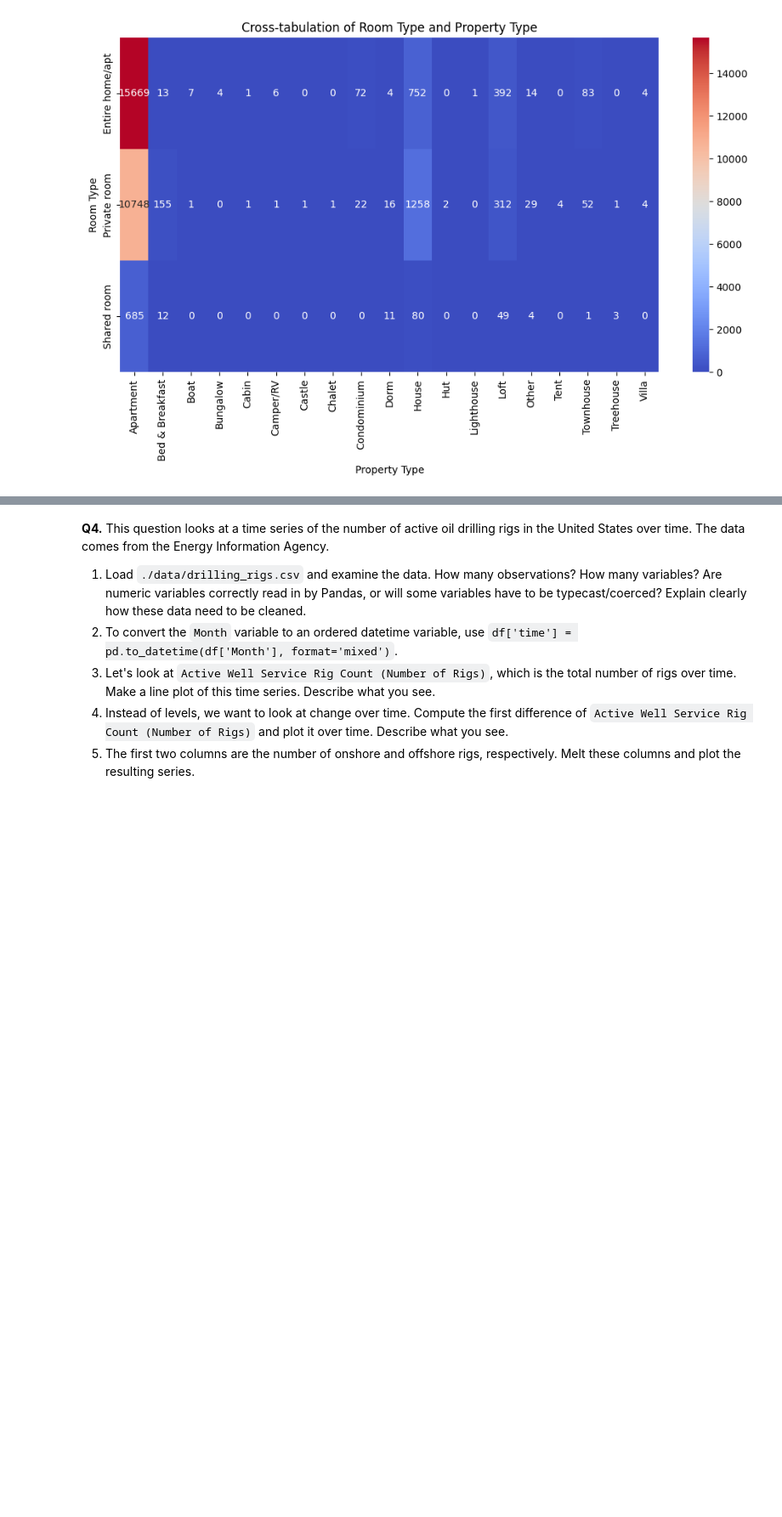
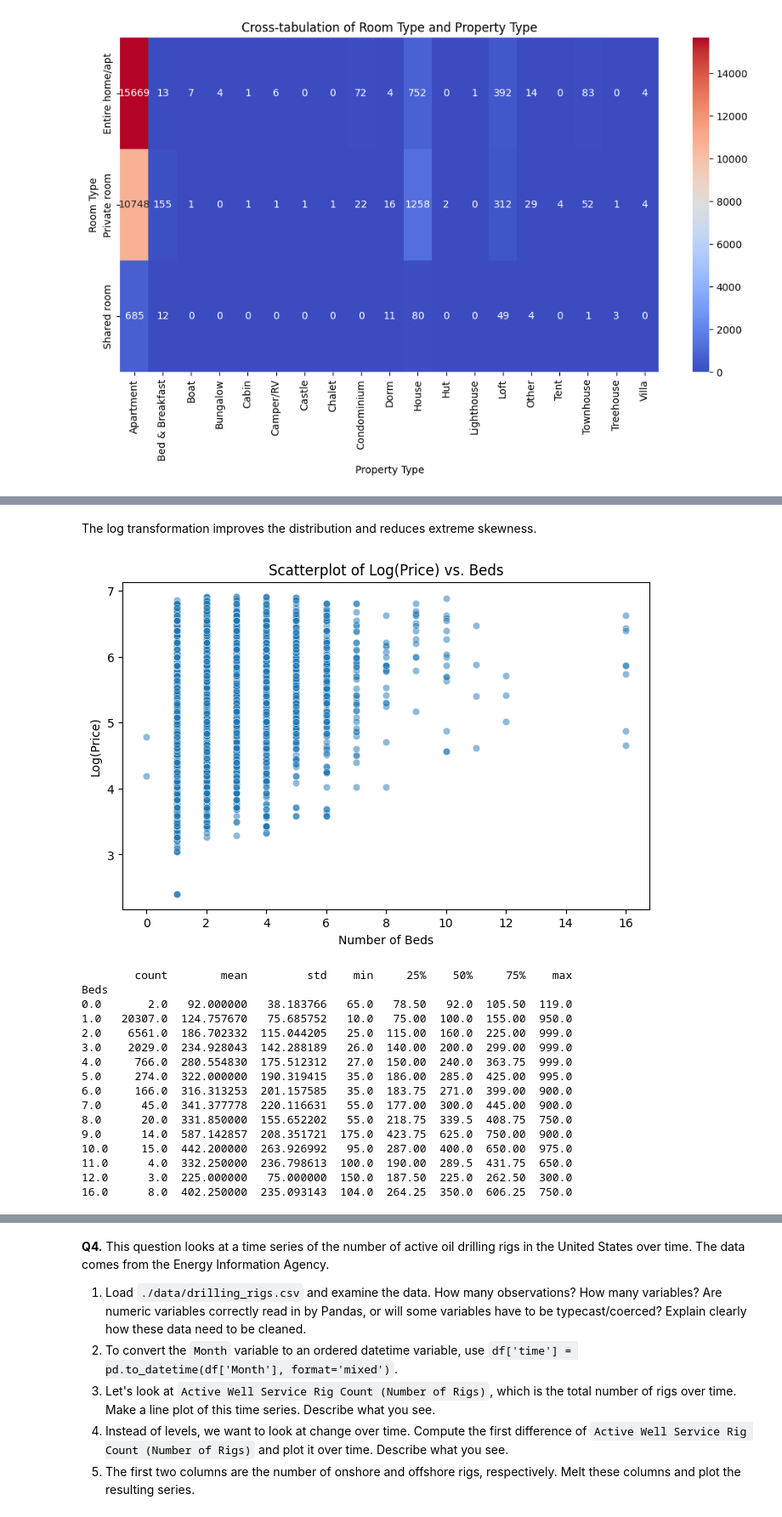
Before and after one commit to bmstoss13/EDA, a Jupyter notebook: assignment/assignment.ipynb, the cells around one changed output, grey strips where cells are left out. Shown at 85% size. Drawn from its saved outputs; the diff is of its cells as text; code cells hidden in the pictures; blank space fills up the shorter version.

```diff
--- a/assignment/assignment.ipynb
+++ b/assignment/assignment.ipynb
@@ -579,0 +594,33 @@ plt.show()
+# %% [markdown]
+The log transformation improves the distribution and reduces extreme skewness.
+# %%
+#5
+# Scatterplot of price_log vs. Beds
+plt.figure(figsize=(8, 5))
+sns.scatterplot(x=df["Beds"], y=df["price_log"], alpha=0.5)
+plt.xlabel("Number of Beds")
+plt.ylabel("Log(Price)")
+plt.title("Scatterplot of Log(Price) vs. Beds")
+plt.show()
+
+# Grouping by Beds
+beds_summary = df.groupby("Beds")["Price"].describe()
+print(beds_summary)
+# %% [output]
+[figure, added]
+        count        mean         std    min     25%    50%     75%    max
+Beds
+0.0       2.0   92.000000   38.183766   65.0   78.50   92.0  105.50  119.0
+1.0   20307.0  124.757670   75.685752   10.0   75.00  100.0  155.00  950.0
+2.0    6561.0  186.702332  115.044205   25.0  115.00  160.0  225.00  999.0
+3.0    2029.0  234.928043  142.288189   26.0  140.00  200.0  299.00  999.0
+4.0     766.0  280.554830  175.512312   27.0  150.00  240.0  363.75  999.0
+5.0     274.0  322.000000  190.319415   35.0  186.00  285.0  425.00  995.0
+6.0     166.0  316.313253  201.157585   35.0  183.75  271.0  399.00  900.0
+7.0      45.0  341.377778  220.116631   55.0  177.00  300.0  445.00  900.0
+8.0      20.0  331.850000  155.652202   55.0  218.75  339.5  408.75  750.0
+9.0      14.0  587.142857  208.351721  175.0  423.75  625.0  750.00  900.0
+10.0     15.0  442.200000  263.926992   95.0  287.00  400.0  650.00  975.0
+11.0      4.0  332.250000  236.798613  100.0  190.00  289.5  431.75  650.0
+12.0      3.0  225.000000   75.000000  150.0  187.50  225.0  262.50  300.0
+16.0      8.0  402.250000  235.093143  104.0  264.25  350.0  606.25  750.0
```
Also changed, not shown: parts of 16 cells of this notebook.
